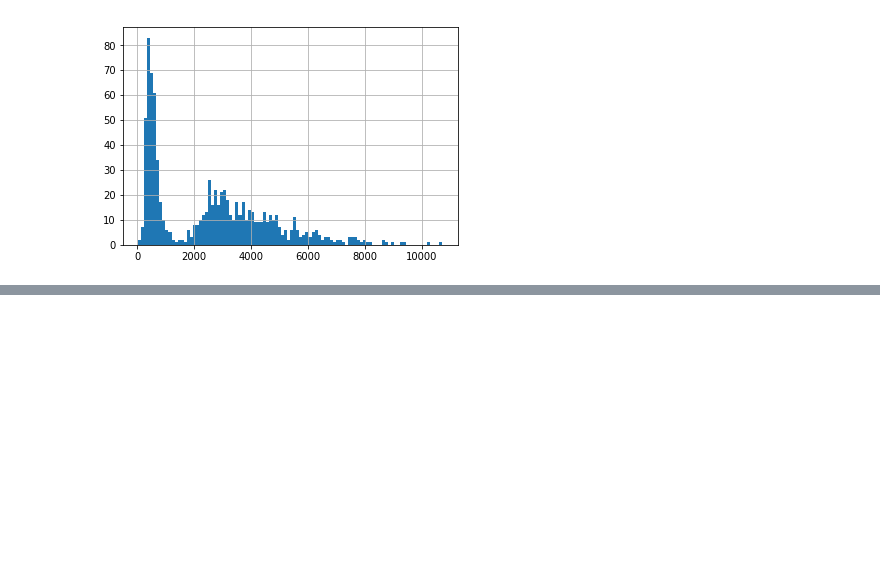
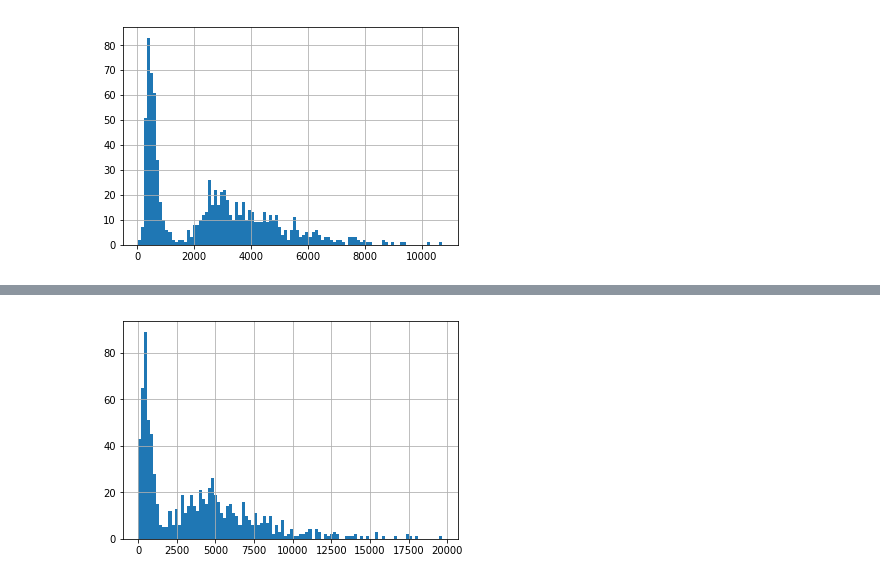
Before and after one commit to SallyPoon/LyftDS, a Jupyter notebook: Lyft_DS_Sam.ipynb, the cells around one changed output, grey strips where cells are left out. Saved outputs shown, nothing was run; the diff lists cells and outputs as text; code cells hidden in the pictures; blank space fills up the shorter version.

```diff
--- a/Lyft_DS_Sam.ipynb
+++ b/Lyft_DS_Sam.ipynb
@@ -196,0 +157,4 @@ hist = combined_date['fare_sum'].hist(bins=100)
+# %%
+hist = combined_date['ride_prime_time_sum'].hist(bins=100)
+# %% [output]
+[figure, added]
```
Also changed, not shown: parts of 10 cells of this notebook.
